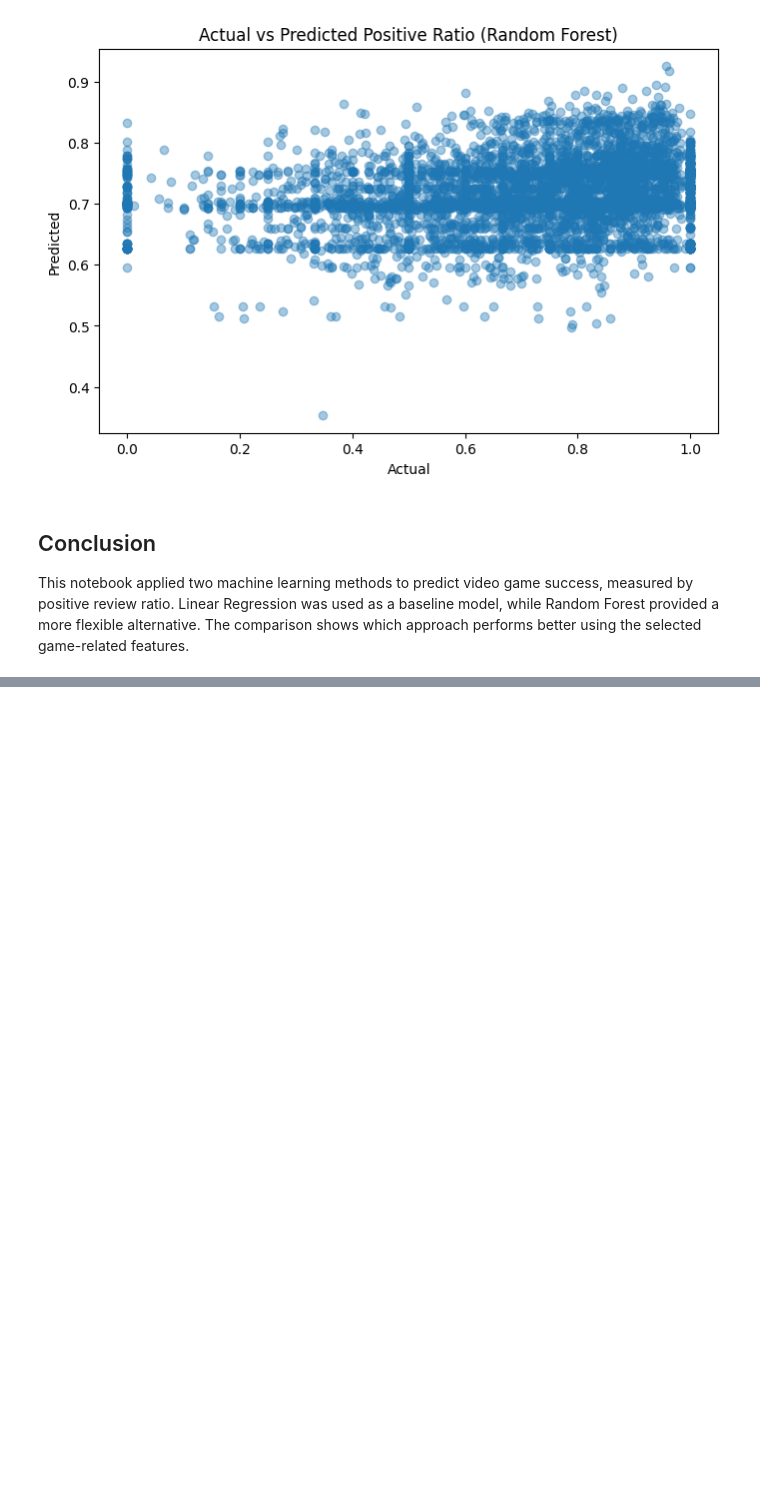
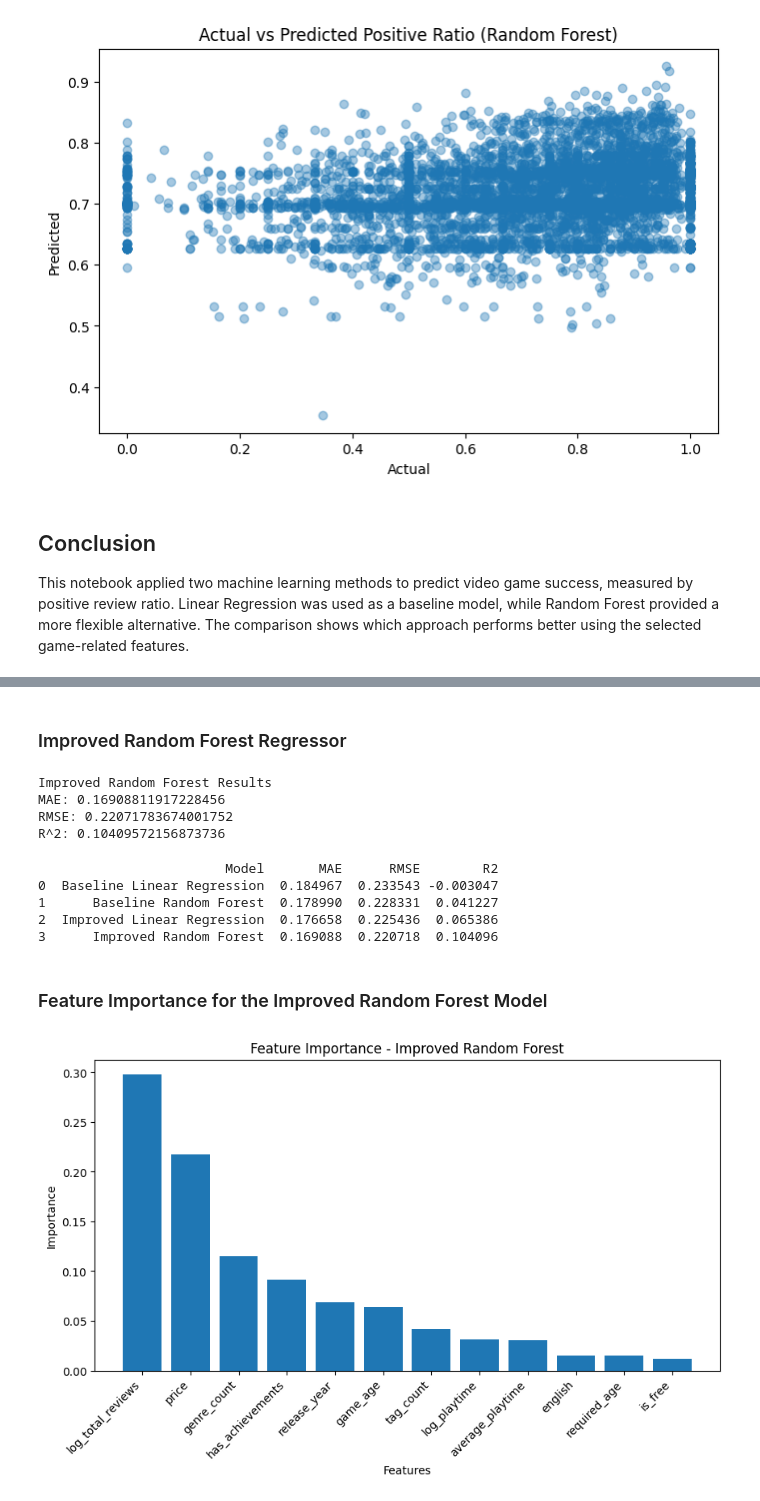
Before and after one commit to berkinbozada-coder/DSA210-GameScope, a Jupyter notebook: notebooks/04_ml_modeling.ipynb, the cells around one changed output, grey strips where cells are left out. Drawn from its saved outputs; the diff is of its cells as text; code cells hidden in the pictures; blank space fills up the shorter version.

Commit message:
Add files via upload
Improve ML modeling and interpretation

```diff
--- a/notebooks/04_ml_modeling.ipynb
+++ b/notebooks/04_ml_modeling.ipynb
@@ -11,7 +11,7 @@ from sklearn.linear_model import LinearRegression
 from sklearn.ensemble import RandomForestRegressor
 from sklearn.metrics import mean_absolute_error, mean_squared_error, r2_score
 
-df = pd.read_csv("steam_cleaned.csv")
+df = pd.read_csv("steam_cleaned kopyası.csv")
 
 print("Shape:", df.shape)
 print(df.head())
@@ -168,0 +217,7 @@ This notebook applied two machine learning methods to predict video game success
+# %%
+X_train_imp, X_test_imp, y_train_imp, y_test_imp = train_test_split(
+    X_imp, y_imp, test_size=0.2, random_state=42
+)
+
+print("Improved train shape:", X_train_imp.shape)
+print("Improved test shape:", X_test_imp.shape)
@@ -168,0 +248,63 @@ This notebook applied two machine learning methods to predict video game success
+# %% [markdown]
+### Improved Random Forest Regressor
+# %%
+rf_imp = RandomForestRegressor(
+    n_estimators=200,
+    random_state=42,
+    max_depth=12
+)
+
+rf_imp.fit(X_train_imp, y_train_imp)
+
+y_pred_rf_imp = rf_imp.predict(X_test_imp)
+
+mae_rf_imp = mean_absolute_error(y_test_imp, y_pred_rf_imp)
+rmse_rf_imp = np.sqrt(mean_squared_error(y_test_imp, y_pred_rf_imp))
+r2_rf_imp = r2_score(y_test_imp, y_pred_rf_imp)
+
+print("Improved Random Forest Results")
+print("MAE:", mae_rf_imp)
+print("RMSE:", rmse_rf_imp)
+print("R^2:", r2_rf_imp)
+# %% [output]
+Improved Random Forest Results
+MAE: 0.16908811917228456
+RMSE: 0.22071783674001752
+R^2: 0.10409572156873736
+# %%
+comparison_results = pd.DataFrame({
+    "Model": [
+        "Baseline Linear Regression",
+        "Baseline Random Forest",
+        "Improved Linear Regression",
+        "Improved Random Forest"
+    ],
+    "MAE": [mae_lr, mae_rf, mae_lr_imp, mae_rf_imp],
+    "RMSE": [rmse_lr, rmse_rf, rmse_lr_imp, rmse_rf_imp],
+    "R2": [r2_lr, r2_rf, r2_lr_imp, r2_rf_imp]
+})
+
+print(comparison_results)
+# %% [output]
+                        Model       MAE      RMSE        R2
+0  Baseline Linear Regression  0.184967  0.233543 -0.003047
+1      Baseline Random Forest  0.178990  0.228331  0.041227
+2  Improved Linear Regression  0.176658  0.225436  0.065386
+3      Improved Random Forest  0.169088  0.220718  0.104096
+# %% [markdown]
+### Feature Importance for the Improved Random Forest Model
+# %%
+importances_imp = pd.Series(
+    rf_imp.feature_importances_,
+    index=improved_features
+).sort_values(ascending=False)
+
+plt.figure(figsize=(10,5))
+plt.bar(importances_imp.index, importances_imp.values)
+plt.title("Feature Importance - Improved Random Forest")
+plt.xlabel("Features")
+plt.ylabel("Importance")
+plt.xticks(rotation=45, ha="right")
+plt.show()
+# %% [output]
+[figure, added]
```
Also changed, not shown: parts of 7 cells of this notebook.
